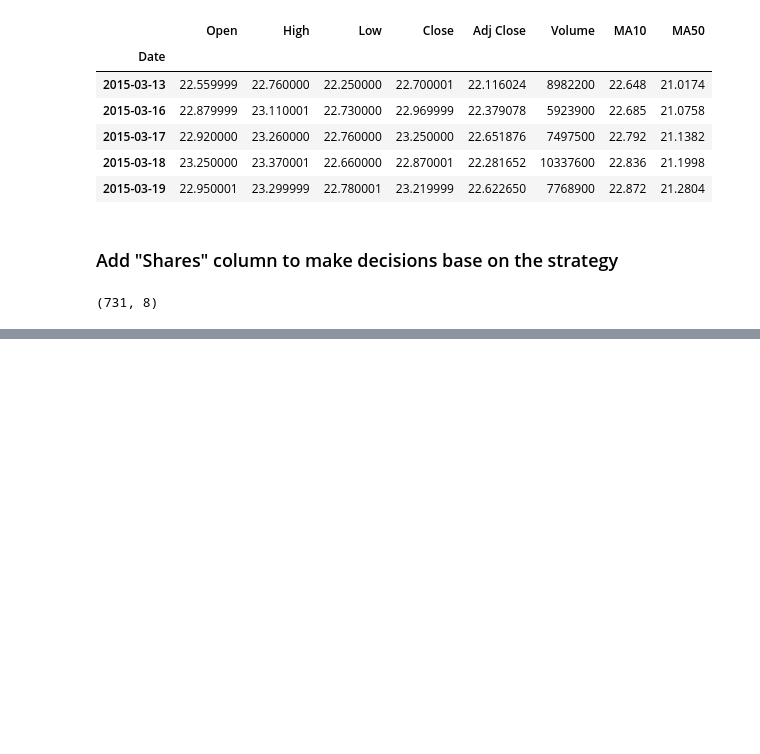
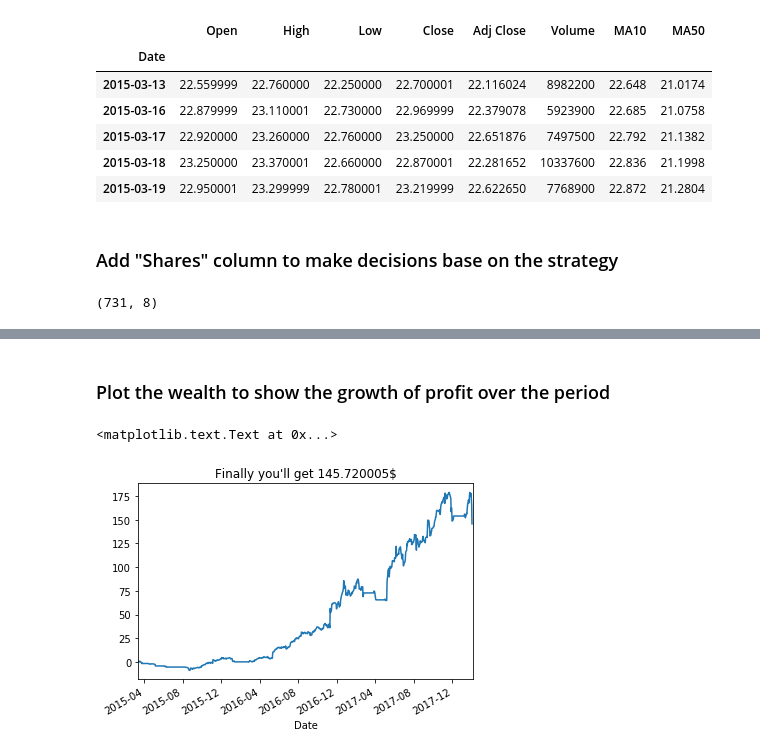
Before and after one commit to R-Kogure/Financial-Analysis, a Jupyter notebook: SimpleStrategy/simplestrategy.ipynb, the cells around one changed output, grey strips where cells are left out. Cells and saved outputs as stored; diff of their text form; code cells hidden in the pictures; blank space fills up the shorter version.

```diff
--- a/SimpleStrategy/simplestrategy.ipynb
+++ b/SimpleStrategy/simplestrategy.ipynb
@@ -61,0 +96,3 @@ fb.head(20)
+# %%
+fb['wealth'] = fb['Profit'].cumsum()
+fb.tail()
@@ -61,0 +107,8 @@ fb.head(20)
+# %% [markdown]
+### Plot the wealth to show the growth of profit over the period
+# %%
+fb['wealth'].plot()
+plt.title("Finally you'll get 145.720005$")
+# %% [output]
+<matplotlib.text.Text at 0x...>
+[figure, added]
```
Also changed, not shown: parts of 6 cells of this notebook.
